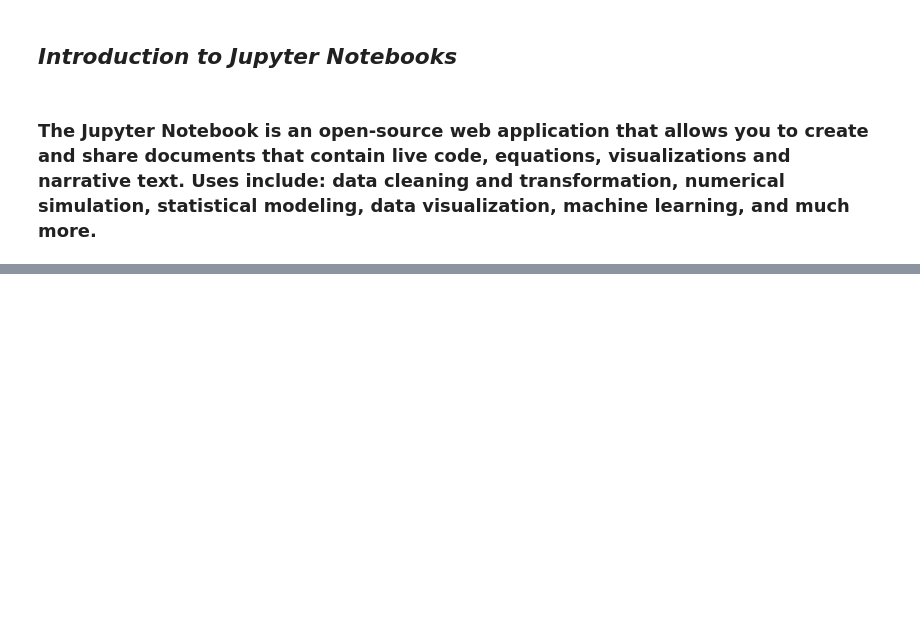
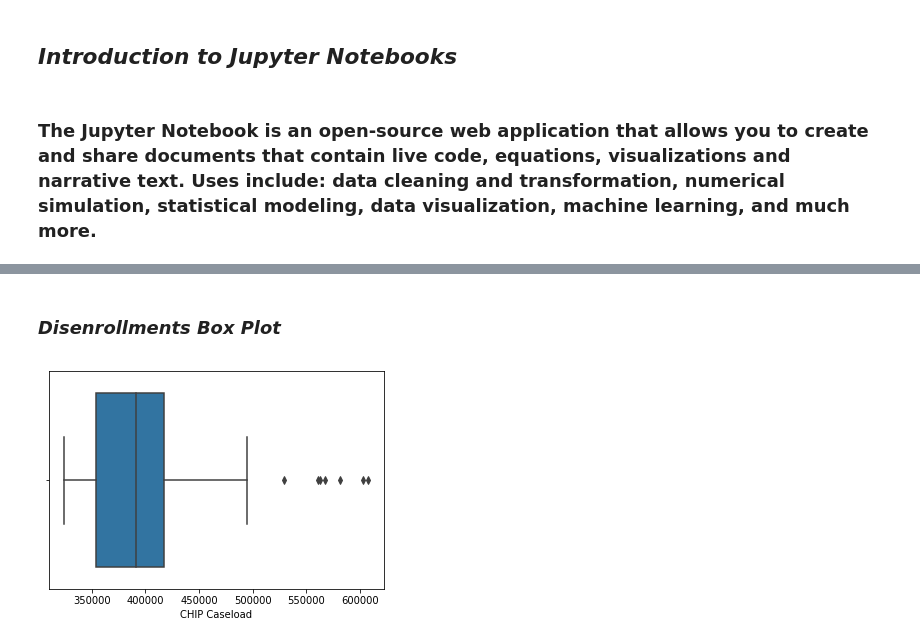
Before and after one commit to TMHP-DMO-DataScience/Python_Tutorial, a Jupyter notebook: TMHP_Python_Tutorial_I.ipynb, the cells around one changed output, grey strips where cells are left out. Cells and saved outputs as stored; diff of their text form; code cells hidden in the pictures; blank space fills up the shorter version.

```diff
--- a/TMHP_Python_Tutorial_I.ipynb
+++ b/TMHP_Python_Tutorial_I.ipynb
@@ -272,0 +277,11 @@ df.to_excel('Excel_Sample.xlsx',sheet_name='Sheet1')
+# %% [markdown]
+### **_Disenrollments Box Plot_**
+# %%
+# Fill in the Below with the Necessary Variables for Disenrollments
+BoxPlot_CHIP_Caseload = sns.boxplot(x = CHIP_Data['CHIP Caseload'])
+
+# Hints:
+# Change the Variable Name
+# Change the Column Name
+# %% [output]
+[figure, added]
```
Also changed, not shown: parts of 101 cells of this notebook, 1 other file.
